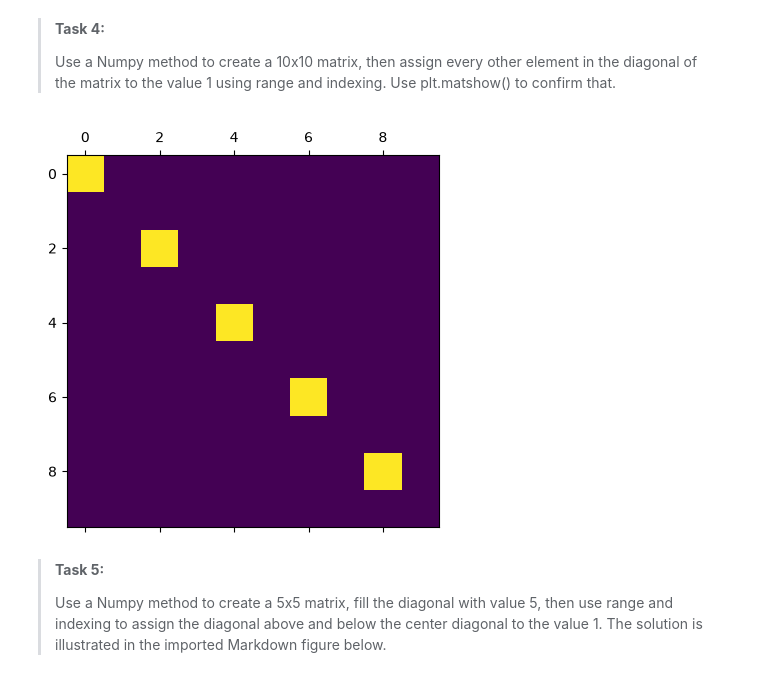
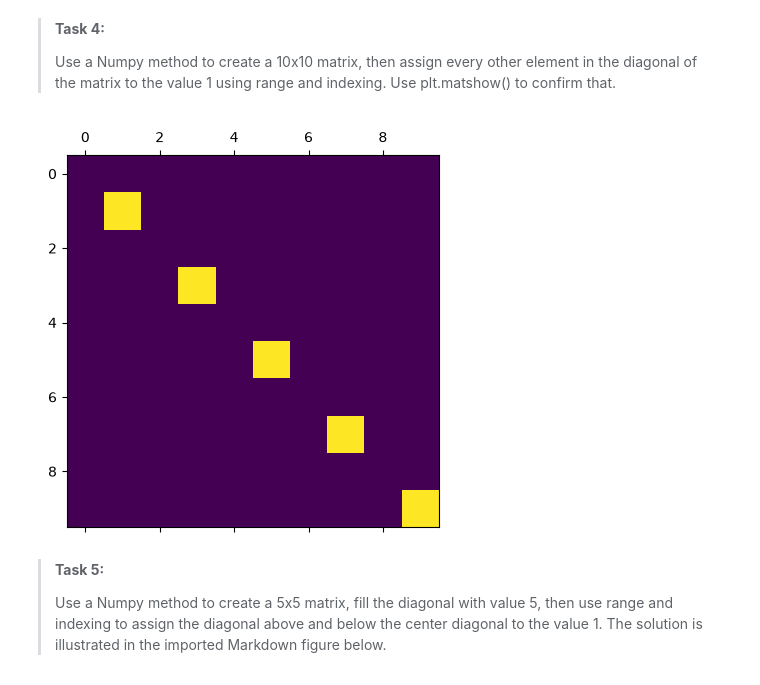
Before and after one commit to jukicfran/PA1.2_template, a Jupyter notebook: 6_filling_matrix.ipynb, the cells around one changed output. Drawn from its saved outputs; the diff is of its cells as text; code cells hidden in the pictures.

```diff
--- a/6_filling_matrix.ipynb
+++ b/6_filling_matrix.ipynb
@@ -72,14 +72,13 @@ print(A73)
 > Use a Numpy method to create a 10x10 matrix, then assign every other element in the diagonal of the matrix to the value 1 using range and indexing. Use plt.matshow() to confirm that.
 # %%
 A74 = np.zeros((10,10))
-for i in range(0, 10, 2):
-    A74[i, i] = 1
+A74[range(1,10,2), range(1,10,2)] = 1
 
 
 plt.matshow(A74)
 plt.show()
 # %% [output]
-[figure, old version]
+[figure, new version]
 # %% [markdown]
 > **Task 5:**
 >
```
Also changed, not shown: parts of 7 cells of this notebook.
